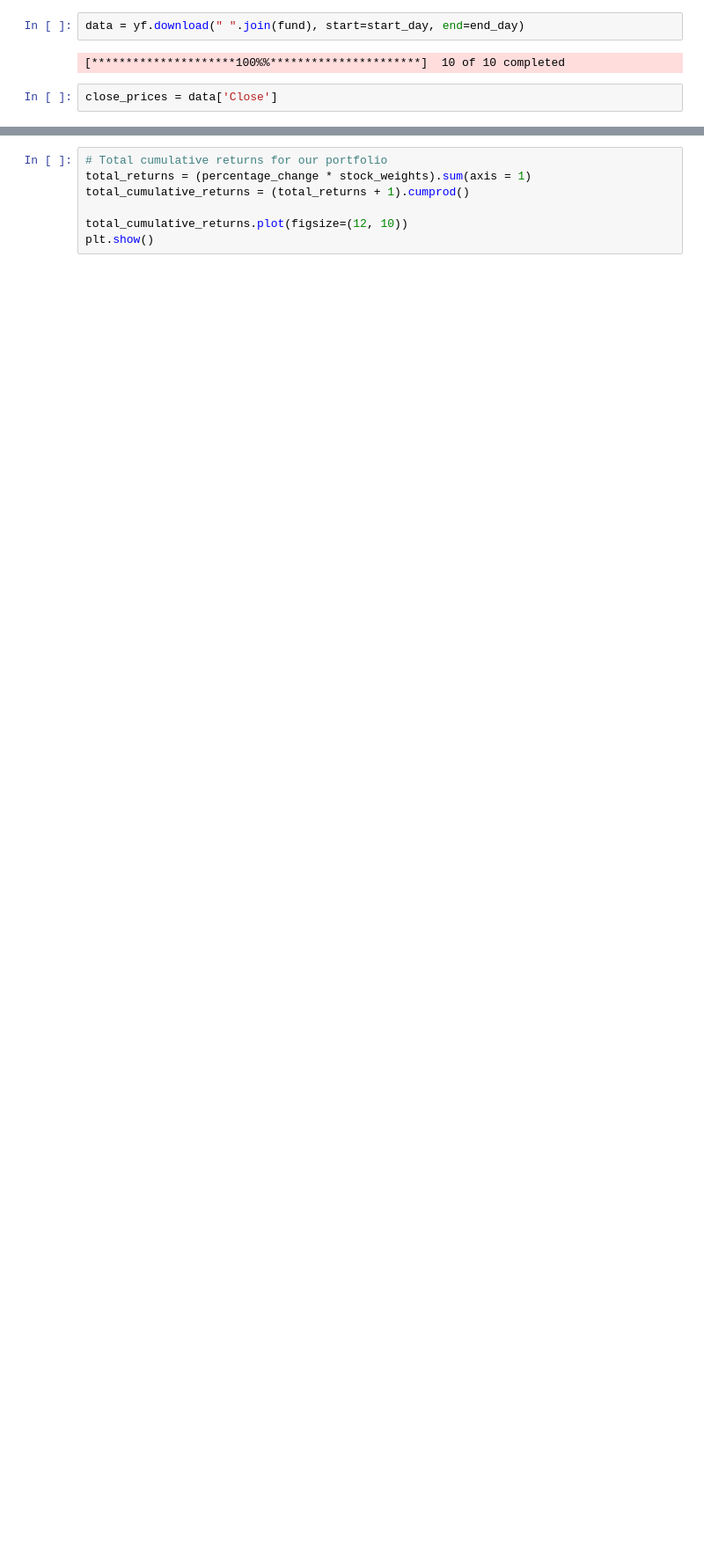
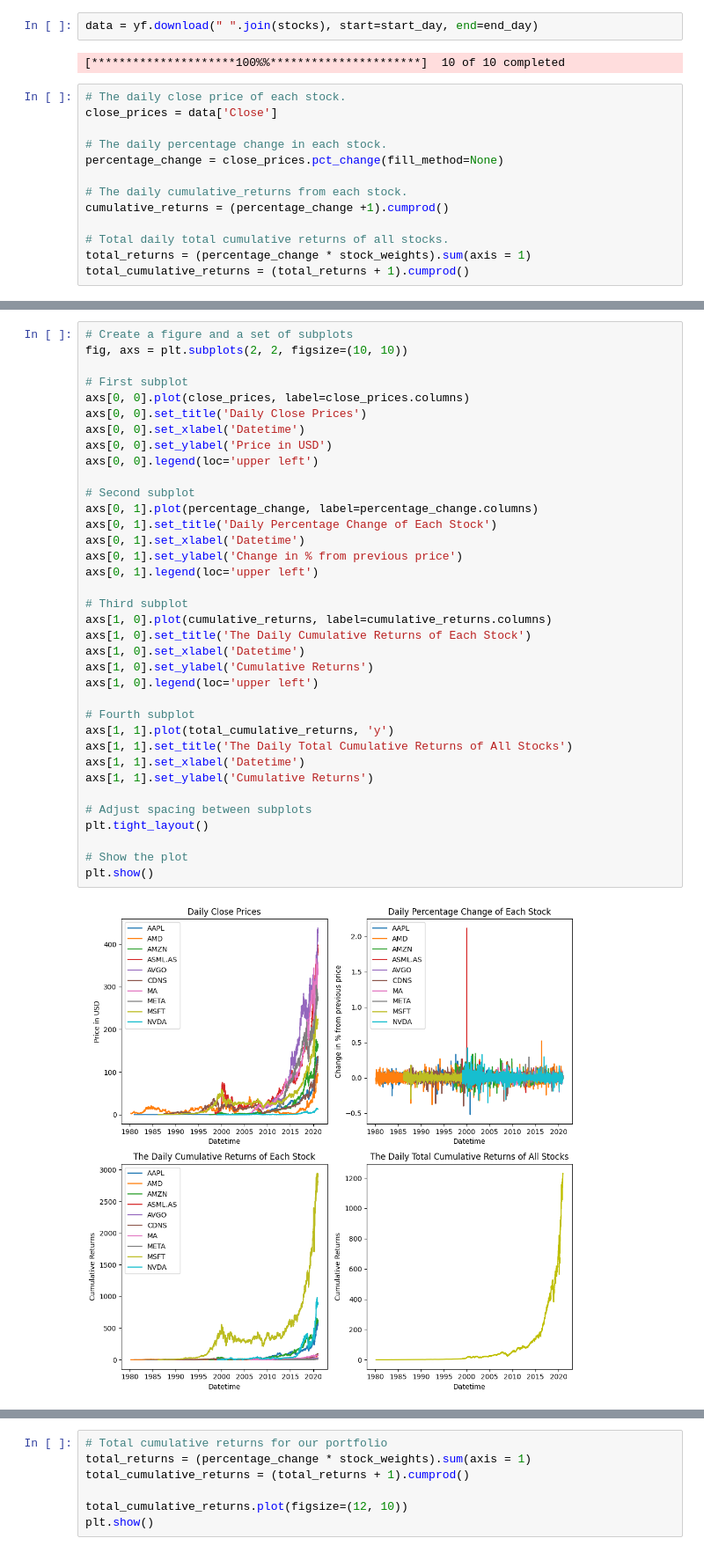
Before and after one commit to MohammedGuniem/Stock-Market-Simulations, a Jupyter notebook: Simulations/2014-2024 - Top 10 holdings of BGF World Technology A2.ipynb, the cells around one changed output, grey strips where cells are left out. Shown at 88% size. Cells and saved outputs as stored; diff of their text form; blank space fills up the shorter version.

```diff
--- a/Simulations/2014-2024 - Top 10 holdings of BGF World Technology A2.ipynb
+++ b/Simulations/2014-2024 - Top 10 holdings of BGF World Technology A2.ipynb
@@ -25,6 +51,17 @@ end_day = "2020-01-01"
 # %%
-data = yf.download(" ".join(fund), start=start_day, end=end_day)
+data = yf.download(" ".join(stocks), start=start_day, end=end_day)
 # %% [output]
 [*********************100%%**********************]  10 of 10 completed
 # %%
+# The daily close price of each stock.
 close_prices = data['Close']
+
+# The daily percentage change in each stock.
+percentage_change = close_prices.pct_change(fill_method=None)
+
+# The daily cumulative_returns from each stock.
+cumulative_returns = (percentage_change +1).cumprod()
+
+# Total daily total cumulative returns of all stocks.
+total_returns = (percentage_change * stock_weights).sum(axis = 1)
+total_cumulative_returns = (total_returns + 1).cumprod()
@@ -89,3 +68,41 @@ plt.show()
+# %%
+# Create a figure and a set of subplots
+fig, axs = plt.subplots(2, 2, figsize=(10, 10))
+
+# First subplot
+axs[0, 0].plot(close_prices, label=close_prices.columns)
+axs[0, 0].set_title('Daily Close Prices')
+axs[0, 0].set_xlabel('Datetime')
+axs[0, 0].set_ylabel('Price in USD')
+axs[0, 0].legend(loc='upper left')
+
+# Second subplot
+axs[0, 1].plot(percentage_change, label=percentage_change.columns)
+axs[0, 1].set_title('Daily Percentage Change of Each Stock')
+axs[0, 1].set_xlabel('Datetime')
+axs[0, 1].set_ylabel('Change in % from previous price')
+axs[0, 1].legend(loc='upper left')
+
+# Third subplot
+axs[1, 0].plot(cumulative_returns, label=cumulative_returns.columns)
+axs[1, 0].set_title('The Daily Cumulative Returns of Each Stock')
+axs[1, 0].set_xlabel('Datetime')
+axs[1, 0].set_ylabel('Cumulative Returns')
+axs[1, 0].legend(loc='upper left')
+
+# Fourth subplot
+axs[1, 1].plot(total_cumulative_returns, 'y')
+axs[1, 1].set_title('The Daily Total Cumulative Returns of All Stocks')
+axs[1, 1].set_xlabel('Datetime')
+axs[1, 1].set_ylabel('Cumulative Returns')
+
+# Adjust spacing between subplots
+plt.tight_layout()
+
+# Show the plot
+plt.show()
+# %% [output]
+[figure, added]
 # %%
 initial_investment_amount = 100 # dollars
 number_of_stocks_in_fund = len(fund)
```
Also changed, not shown: parts of 12 cells of this notebook.
